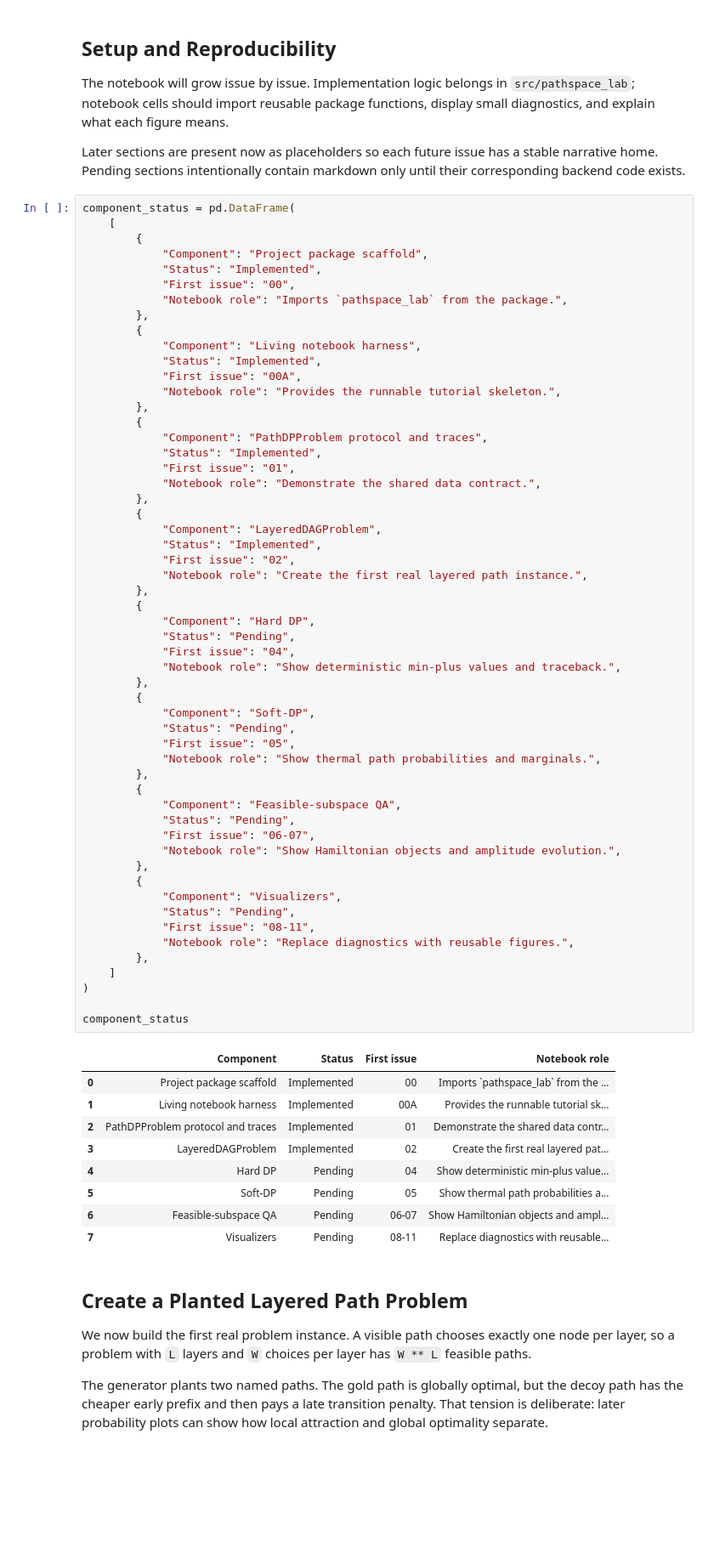
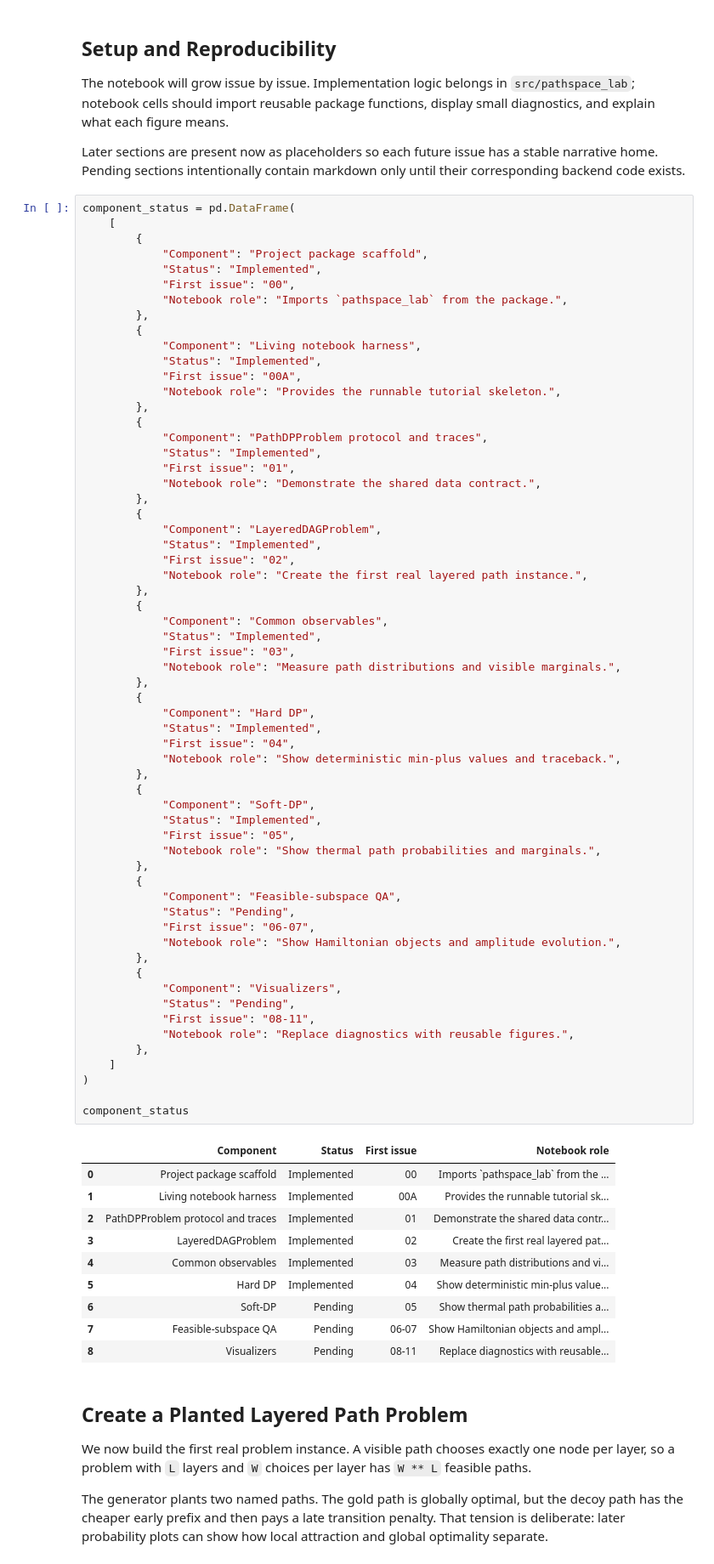
Before and after one commit to Achernar6/Classic-Algorithm-Beyond-Classic, a Jupyter notebook: notebooks/01_dp_softdp_qa_layered_path.ipynb, the cells around one changed output. Shown at 85% size. Cells and saved outputs as stored; diff of their text form; blank space fills up the shorter version.

Commit message:
Implemented roadmap issues 030405 in a row

```diff
--- a/notebooks/01_dp_softdp_qa_layered_path.ipynb
+++ b/notebooks/01_dp_softdp_qa_layered_path.ipynb
@@ -62,43 +62,50 @@ component_status = pd.DataFrame(
             "Notebook role": "Create the first real layered path instance.",
         },
         {
+            "Component": "Common observables",
+            "Status": "Implemented",
+            "First issue": "03",
+            "Notebook role": "Measure path distributions and visible marginals.",
+        },
+        {
             "Component": "Hard DP",
-            "Status": "Pending",
+            "Status": "Implemented",
             "First issue": "04",
             "Notebook role": "Show deterministic min-plus values and traceback.",
         },
         {
             "Component": "Soft-DP",
-            "Status": "Pending",
+            "Status": "Implemented",
             "First issue": "05",
             "Notebook role": "Show thermal path probabilities and marginals.",
         },
         {
             "Component": "Feasible-subspace QA",
             "Status": "Pending",
             "First issue": "06-07",
             "Notebook role": "Show Hamiltonian objects and amplitude evolution.",
         },
         {
             "Component": "Visualizers",
             "Status": "Pending",
             "First issue": "08-11",
             "Notebook role": "Replace diagnostics with reusable figures.",
         },
     ]
 )
 
 component_status
 # %% [output]
 |  | Component | Status | First issue | Notebook role |
 | 0 | Project package scaffold | Implemented | 00 | Imports `pathspace_lab` from the ... |
 | 1 | Living notebook harness | Implemented | 00A | Provides the runnable tutorial sk... |
 | 2 | PathDPProblem protocol and traces | Implemented | 01 | Demonstrate the shared data contr... |
 | 3 | LayeredDAGProblem | Implemented | 02 | Create the first real layered pat... |
-| 4 | Hard DP | Pending | 04 | Show deterministic min-plus value... |
-| 5 | Soft-DP | Pending | 05 | Show thermal path probabilities a... |
-| 6 | Feasible-subspace QA | Pending | 06-07 | Show Hamiltonian objects and ampl... |
-| 7 | Visualizers | Pending | 08-11 | Replace diagnostics with reusable... |
+| 4 | Common observables | Implemented | 03 | Measure path distributions and vi... |
+| 5 | Hard DP | Implemented | 04 | Show deterministic min-plus value... |
+| 6 | Soft-DP | Pending | 05 | Show thermal path probabilities a... |
+| 7 | Feasible-subspace QA | Pending | 06-07 | Show Hamiltonian objects and ampl... |
+| 8 | Visualizers | Pending | 08-11 | Replace diagnostics with reusable... |
 # %% [markdown]
 ## Create a Planted Layered Path Problem
 
```
Also changed, not shown: parts of 18 cells of this notebook, 11 other files.
